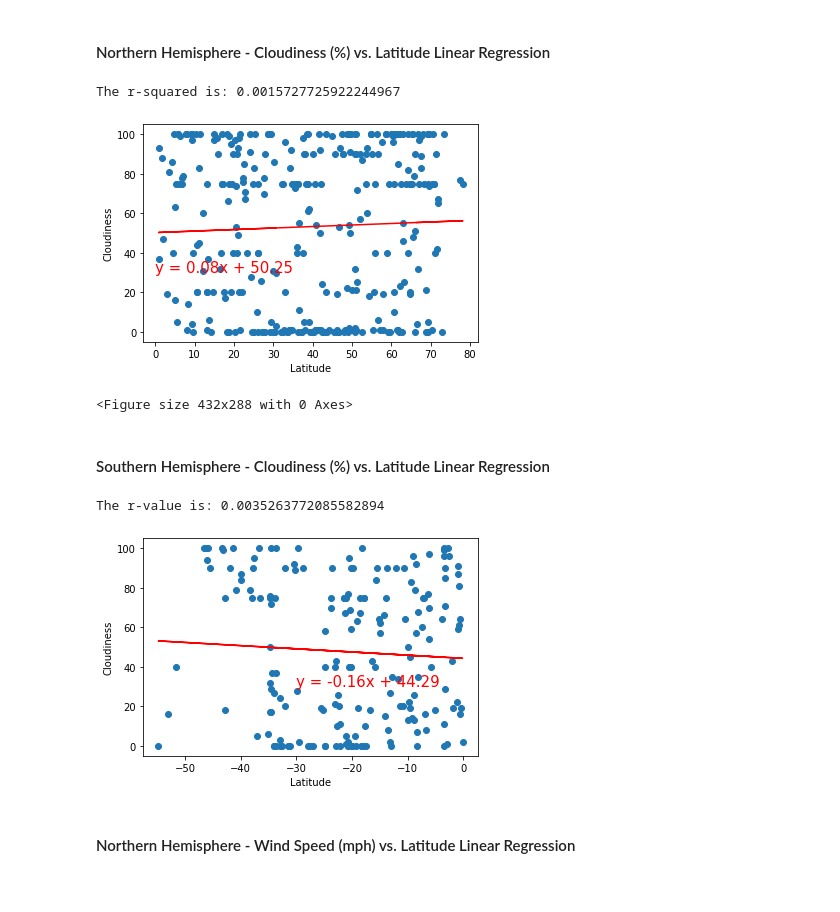
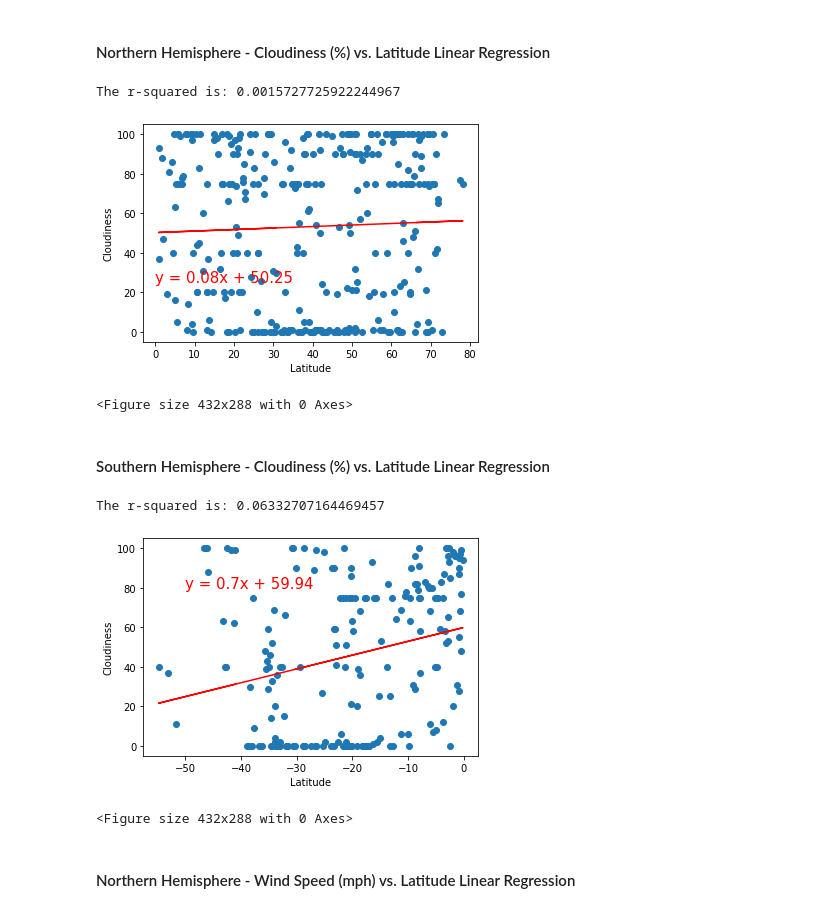
Before and after one commit to jely94/Python-API-Challenge, a Jupyter notebook: WeatherPy.ipynb, the cells around one changed output. Saved outputs shown, nothing was run; the diff lists cells and outputs as text; code cells hidden in the pictures.

```diff
--- a/WeatherPy.ipynb
+++ b/WeatherPy.ipynb
@@ -157,11 +155,11 @@ city_data2.head()
 | 3 | tuktoyaktuk | 69.45 | -133.04 | 32 | 90 | 75 | CA | 1600140769 | 9.17 |
 | 4 | saint-philippe | -21.36 | 55.77 | 63 | 59 | 40 | RE | 1600140769 | 6.93 |
 # %%
-#city_data2["Lat"] = pd.to_numeric(city_data2["Lat"])
-#city_data2["Long"] = pd.to_numeric(city_data2["Long"])
-#city_data2["Max Temp"] = pd.to_numeric(city_data2["Max Temp"])
-#city_data2["Humidity"] = pd.to_numeric(city_data2["Humidity"])
-#city_data2["Cloudiness"] = pd.to_numeric(city_data2["Cloudiness"])
+city_data2["Lat"] = pd.to_numeric(city_data2["Lat"])
+city_data2["Long"] = pd.to_numeric(city_data2["Long"])
+city_data2["Max Temp"] = pd.to_numeric(city_data2["Max Temp"])
+city_data2["Humidity"] = pd.to_numeric(city_data2["Humidity"])
+city_data2["Cloudiness"] = pd.to_numeric(city_data2["Cloudiness"])
 city_data2.describe()
 # %% [output]
 |  | Lat | Long | Max Temp | Humidity | Cloudiness | Windspeed |
@@ -398,7 +396,7 @@ The r-squared is: 0.04717110052899401
 # %% [markdown]
 ####  Northern Hemisphere - Cloudiness (%) vs. Latitude Linear Regression
 # %%
-# Add the linear regression equation and line and plot Northern Hemisphere Cloudiness
+#Add the linear regression equation and line and plot Northern Hemisphere Cloudiness
 x_values = n_hem["Lat"]
 y_values = n_hem["Cloudiness"]
 (slope, intercept, rvalue, pvalue, stderr) = linregress(x_values, y_values)
@@ -406,38 +404,39 @@ regress_values = x_values * slope + intercept
 line_eq = "y = " + str(round(slope,2)) + "x + " + str(round(intercept,2))
 plt.scatter(x_values,y_values)
 plt.plot(x_values,regress_values,"r-")
-plt.annotate(line_eq,(0,30),fontsize=15,color="red")
+plt.annotate(line_eq,(0,25),fontsize=15,color="red")
 plt.xlabel("Latitude")
 plt.ylabel("Cloudiness")
 print(f"The r-squared is: {rvalue**2}")
 plt.show()
-# Save the figure
+#Save the figure
 plt.savefig("Output_Data/Northern Hemisphere vs. Cloudiness.png")
 # %% [output]
 The r-squared is: 0.0015727725922244967
-[figure, old version]
+[figure, new version]
 <Figure size 432x288 with 0 Axes>
 # %% [markdown]
 ####  Southern Hemisphere - Cloudiness (%) vs. Latitude Linear Regression
 # %%
-# Add the linear regression equation and line and plot Southern Hemisphere Cloudiness
+#Add the linear regression equation and line and plot Southern Hemisphere Cloudiness
 x_values = s_hem["Lat"]
 y_values = s_hem["Cloudiness"]
 (slope, intercept, rvalue, pvalue, stderr) = linregress(x_values, y_values)
 regress_values = x_values * slope + intercept
 line_eq = "y = " + str(round(slope,2)) + "x + " + str(round(intercept,2))
 plt.scatter(x_values,y_values)
 plt.plot(x_values,regress_values,"r-")
-plt.annotate(line_eq,(0,30),fontsize=15,color="red")
+plt.annotate(line_eq,(-50,80),fontsize=15,color="red")
 plt.xlabel("Latitude")
 plt.ylabel("Cloudiness")
 print(f"The r-squared is: {rvalue**2}")
 plt.show()
-# Save the figure
+#Save the figure
 plt.savefig("Output_Data/Southern Hemisphere vs. Cloudiness.png")
 # %% [output]
-The r-value is: 0.0035263772085582894
+The r-squared is: 0.06332707164469457
-[figure, old version]
+[figure, new version]
+<Figure size 432x288 with 0 Axes>
 # %% [markdown]
 ####  Northern Hemisphere - Wind Speed (mph) vs. Latitude Linear Regression
 # %%
```
Also changed, not shown: parts of 9 cells of this notebook.
